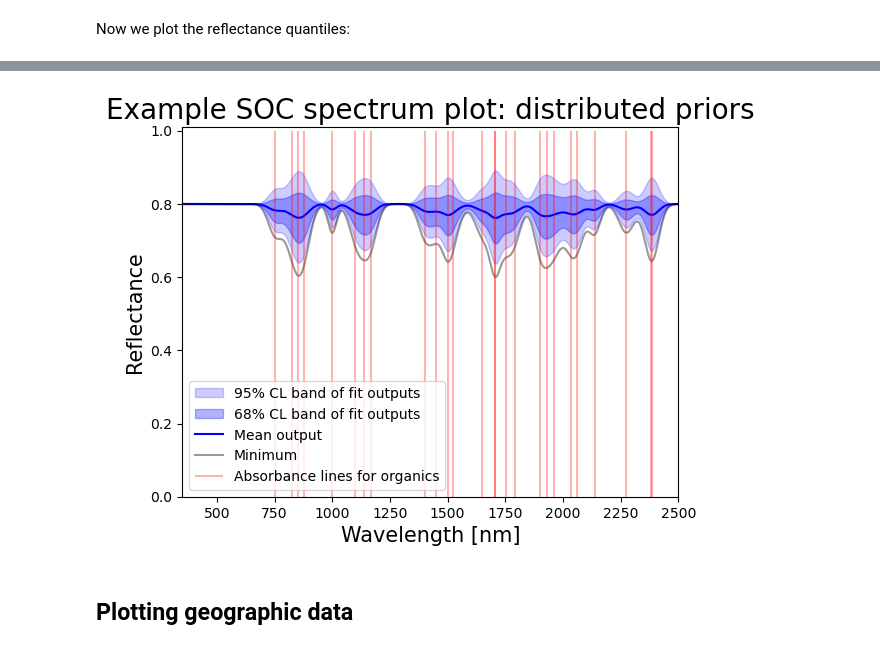
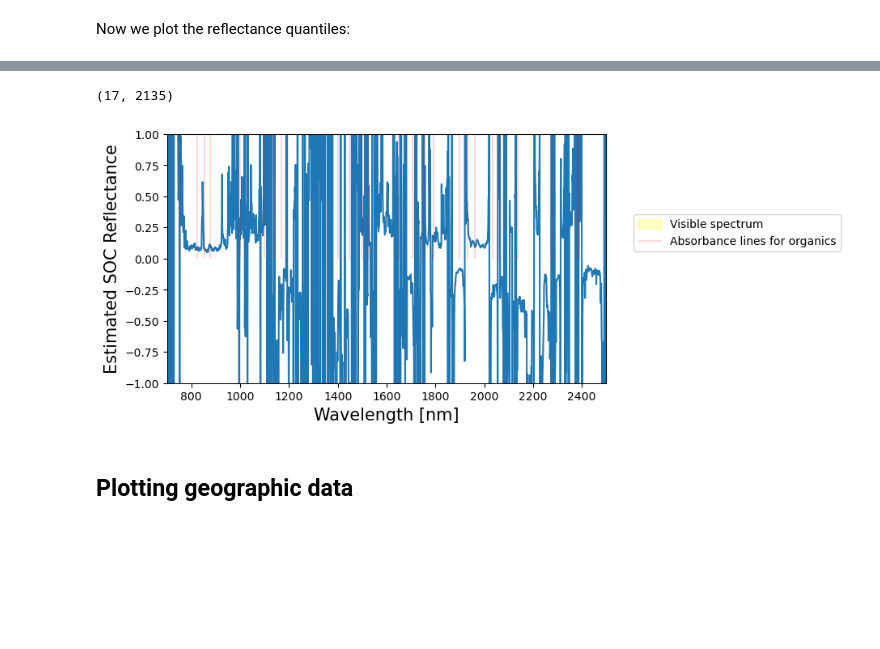
Before and after one commit to sujaynr/RaCA-Analysis, a Jupyter notebook: dataAnalysis.ipynb, the cells around one changed output, grey strips where cells are left out. Drawn from its saved outputs; the diff is of its cells as text; code cells hidden in the pictures; blank space fills up the shorter version.

```diff
--- a/dataAnalysis.ipynb
+++ b/dataAnalysis.ipynb
@@ -233,0 +913,15 @@ Now we plot the reflectance quantiles:
+# %%
+import pandas as pd
+import numpy as np
+import matplotlib.pyplot as plt
+
+# Load the CSV file into a pandas dataframe
+df = pd.read_csv("results/SOC-spectra-10kepochs.csv")
+
+# Group the dataframe by 'name' and sort 'SOC Reflectance' in ascending order by 'Wavelength' for each group
+sorted_arrays = df.groupby('name').apply(lambda x: x.sort_values('Wavelength')['SOC Reflectance'].values)
+
+# Collect the sorted 'SOC Reflectance' arrays into a separate array
+result = np.array(sorted_arrays.tolist())
+
+print(result.shape)
@@ -233,0 +971,2 @@ Now we plot the reflectance quantiles:
+# %%
+XF = np.array([x for x in range(365,2501)]);
@@ -234,27 +1058,46 @@ Now we plot the reflectance quantiles:
+# %%
+print(np.diff(result,axis=1).shape)
+# %% [output]
+(17, 2135)
 # %%
+fig = plt.figure(figsize=(7, 4))
+
+resultdiff = np.diff(result,axis=1)
+
+plt.plot(XF[:-1],(np.quantile(resultdiff,0.84,axis=0) - np.quantile(resultdiff,0.16,axis=0))/np.mean(resultdiff,axis=0))
+
 # Plot quantiles
 #plt.fill_between(XF,np.quantile(socspecs,0.995,axis=0),np.quantile(socspecs,0.005,axis=0),color='blue',alpha=0.1,label=r'99\% CL band of fit outputs')
-plt.fill_between(XF,np.quantile(seedFsoc,0.975,axis=0),np.quantile(seedFsoc,0.025,axis=0),color='blue',alpha=0.2,label=r'95% CL band of fit outputs')
-plt.fill_between(XF,np.quantile(seedFsoc,0.84,axis=0),np.quantile(seedFsoc,0.16,axis=0),color='blue',alpha=0.3,label=r'68% CL band of fit outputs')
+# plt.fill_between(XF[-1],np.quantile(resultdiff,0.975,axis=0),np.quantile(resultdiff,0.025,axis=0),color='blue',alpha=0.2,label=r'Inner 95% quantile of fit outputs')
+# plt.fill_between(XF[-1],np.quantile(resultdiff,0.84,axis=0),np.quantile(resultdiff,0.16,axis=0),color='blue',alpha=0.3,label=r'Inner 68% quantile of fit outputs')
 
 # Plot means and mins
-plt.plot(XF,np.mean(seedFsoc,axis=0), color='blue', label=r'Mean output');
-plt.plot(XF,np.min(seedFsoc,axis=0), color='black',alpha=0.4, label=r'Minimum');
+# plt.plot(XF[:-1],np.max(resultdiff,axis=0), color='black',alpha=0.4);
+# plt.plot(XF[:-1],np.median(resultdiff,axis=0), color='blue', label=r'Median');
+# #plt.plot(XF,result_full[0,:], color='black', label=r'Full fit');
+# plt.plot(XF[:-1],np.min(resultdiff,axis=0), color='black',alpha=0.4,  label=r'Range');
 
 # Style plot
-plt.xlim([350.0,2500.0])
-plt.ylim([0.0,1.01])
+plt.xlim([701.0,2500.0])
+plt.ylim([-1.0,1.0])
 plt.xlabel(r'Wavelength [nm]',fontsize=15)
-plt.ylabel(r'Reflectance',fontsize=15)
-plt.title(r'Example SOC spectrum plot: distributed priors',fontsize=20)
+plt.ylabel(r'Estimated SOC Reflectance',fontsize=15)
+#plt.title(r'Example SOC spectrum plot: distributed priors',fontsize=20)
+
+# Add the rectangle
+rectangle = plt.Rectangle((380, 0), 700-380, 1, edgecolor='black', linewidth=2, color='yellow', alpha=0.2, label="Visible spectrum")
+plt.gca().add_patch(rectangle)
+
 
 # Add absorbance lines for organics
-plt.vlines(organicTroughs,ymin=0.0,ymax=1.0, color='red', alpha=0.3, label="Absorbance lines for organics")
+plt.vlines(organicTroughs,ymin=0.0,ymax=1.0, color='red', alpha=0.15, label="Absorbance lines for organics")
+#plt.vlines(waterTroughs,ymin=0.0,ymax=1.0, color='yellow', alpha=1, label="Absorbance lines for hygroscopic water")
+# plt.vlines(calciteTroughs,ymin=0.0,ymax=1.0, color='green', alpha=1, label="Absorbance lines for calcite")
 
 # Add legend
-plt.legend(loc='best');
+plt.legend(loc='best', bbox_to_anchor=(1.05,0.7));
 # %% [output]
-[figure, old version]
+[figure, new version]
 # %% [markdown]
 ## Plotting geographic data
 # %% [markdown]
```
Also changed, not shown: parts of 46 cells of this notebook, 2 other files.
